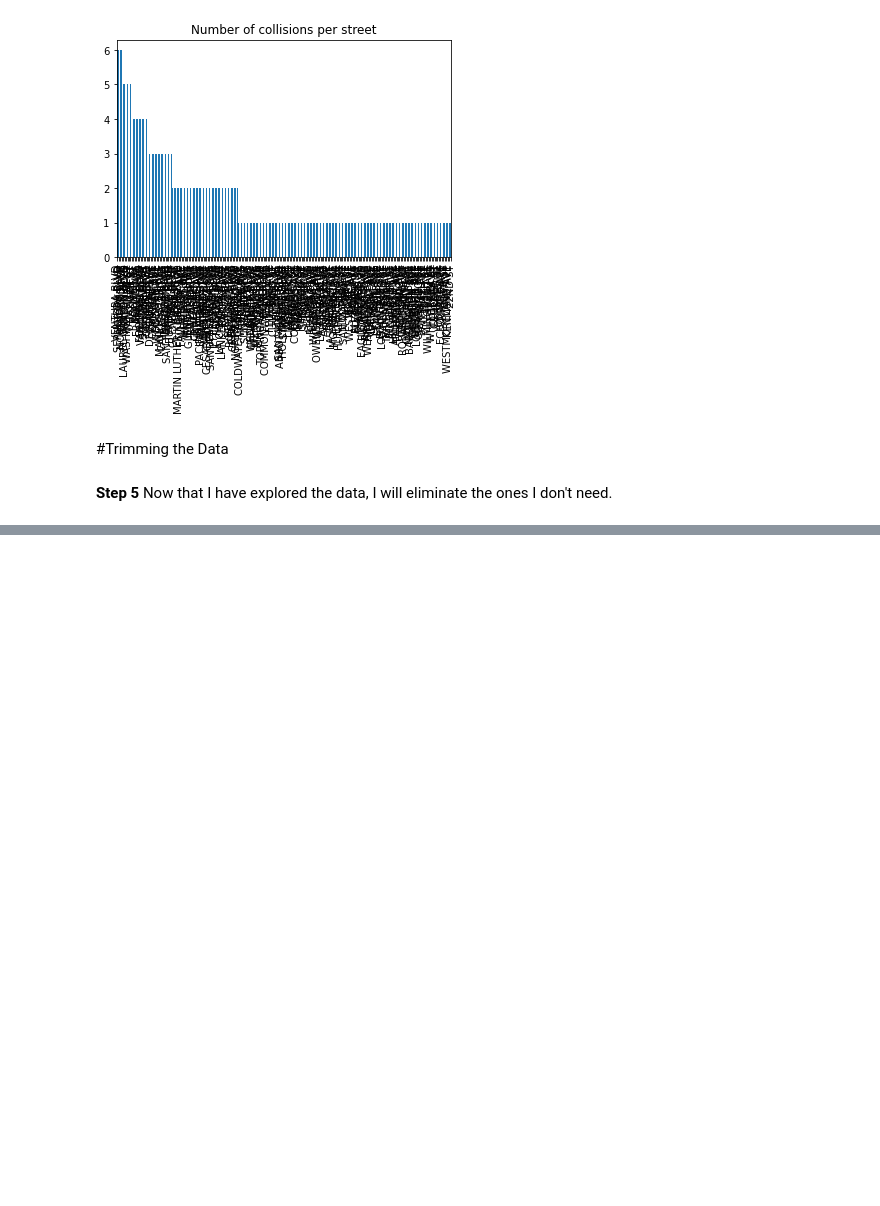
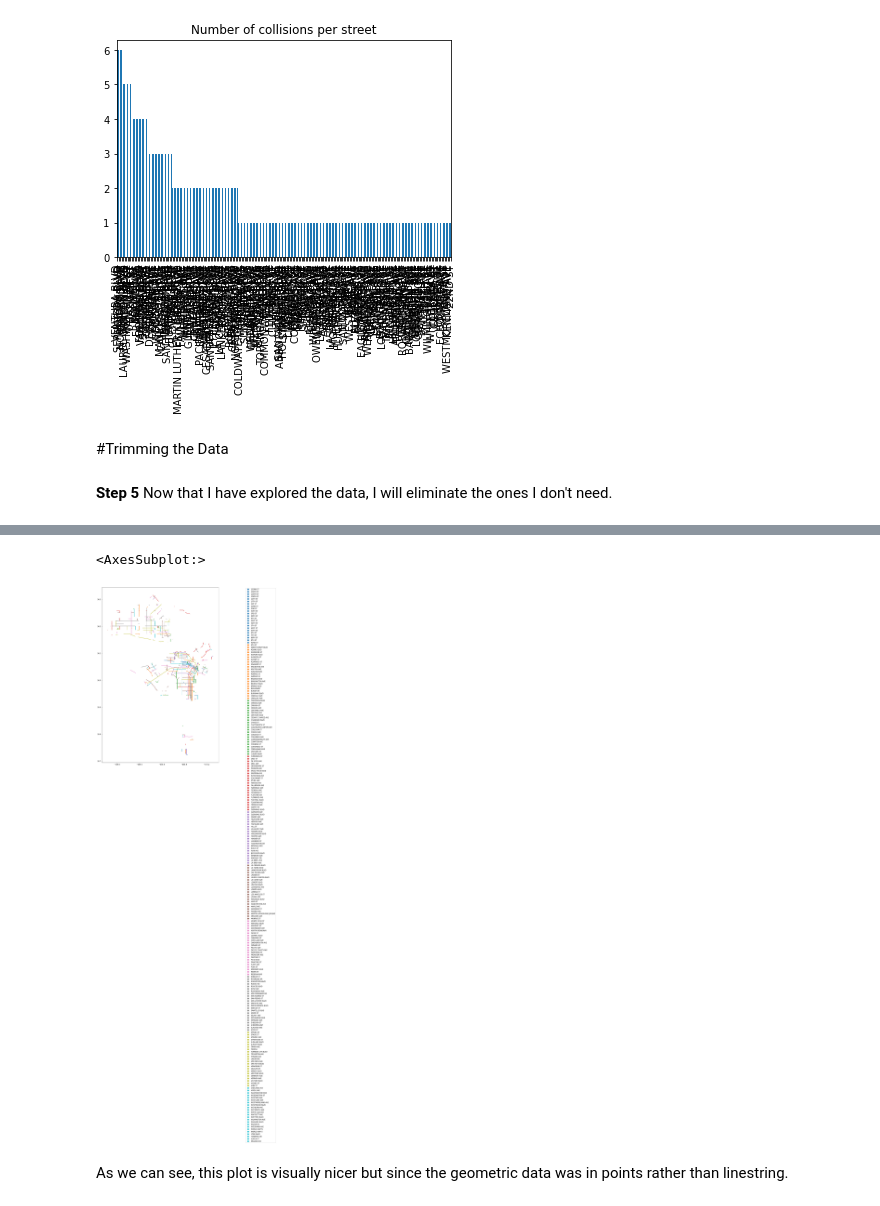
Before and after one commit to paotirado/up206-paola, a Jupyter notebook: Week 1/Week 1 assignement.ipynb, the cells around one changed output, grey strips where cells are left out. Cells and saved outputs as stored; diff of their text form; code cells hidden in the pictures; blank space fills up the shorter version.

```diff
--- a/Week 1/Week 1 assignement.ipynb
+++ b/Week 1/Week 1 assignement.ipynb
@@ -196,0 +215,2 @@ st_count.plot.bar(x = 'STNAME' , y = 'count' , title = 'Number of collisions per
+# %%
+desired_columns = ['STNAME', 'FROM_' , 'TO_' , 'geometry']
@@ -196,0 +233,3 @@ st_count.plot.bar(x = 'STNAME' , y = 'count' , title = 'Number of collisions per
+# %%
+highinjurynetwork_trimmed = highinjurynetwork_[desired_columns].copy()
+highinjurynetwork_trimmed
@@ -196,0 +281,15 @@ st_count.plot.bar(x = 'STNAME' , y = 'count' , title = 'Number of collisions per
+# %%
+highinjurynetwork_trimmed.plot(
+                         figsize=(40,20),
+            column = 'STNAME',
+            legend = True,
+            legend_kwds={
+               'loc': 'upper right',
+               'bbox_to_anchor':(1.50,1)
+            }
+)
+# %% [output]
+<AxesSubplot:>
+[figure, added]
+# %% [markdown]
+As we can see, this plot is visually nicer but since the geometric data was in points rather than linestring.
```
Also changed, not shown: parts of 8 cells of this notebook.
